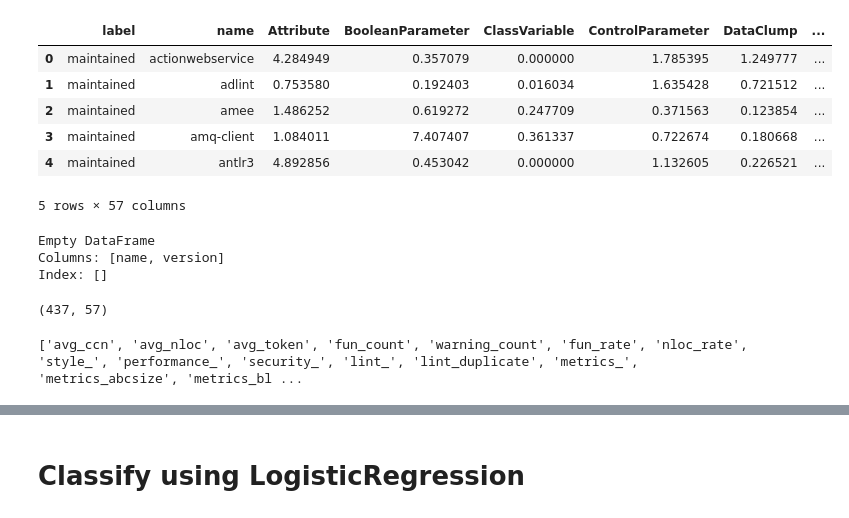
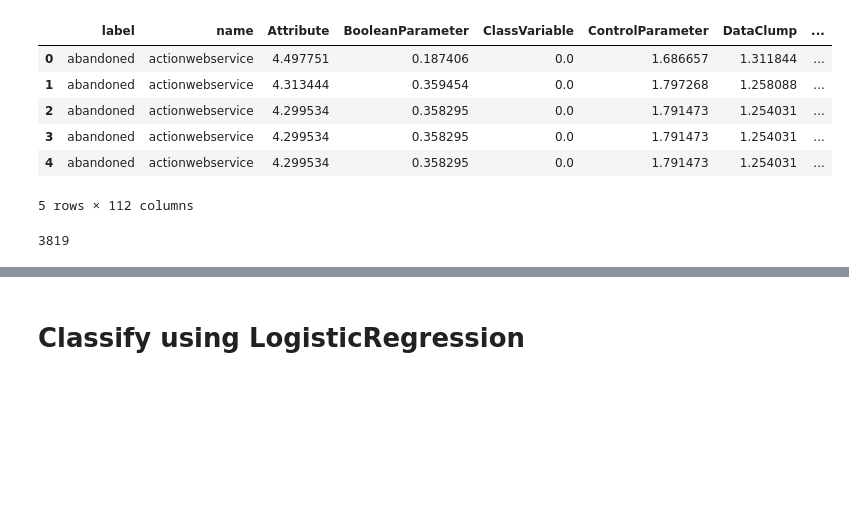
Before and after one commit to terryyin/rubygem_digger, a Jupyter notebook: notebook/sklearn-rubygems.ipynb, the cells around one changed output, grey strips where cells are left out. Drawn from its saved outputs; the diff is of its cells as text; code cells hidden in the pictures; blank space fills up the shorter version.

```diff
--- a/notebook/sklearn-rubygems.ipynb
+++ b/notebook/sklearn-rubygems.ipynb
@@ -14,16 +68,10 @@ from sklearn import metrics
 # %%
 import json
 
-fn = 'RubygemDigger--Steps--GenerateJsonForLastVersions--4.data.json'
-#fn = 'RubygemDigger--Steps--GenerateJsonForAllVersions--4.data.json.all.json'
-with open(fn) as f:
-    data = json.load(f)
-    d = data["data"]
-    spec = data["spec"]
+fn = 'RubygemDigger--Steps--GenerateJsonForLastVersions--2.data.json'
+fn = 'RubygemDigger--Steps--GenerateJsonForAllVersions--2.data.json.all.json'
 
-print(spec)
-#print(d[0])
-
-n_obs = len(d)
-print('nb_records:', n_obs)
+learner = RubygemLearner(fn)
+learner.summary()
+print(learner.feature_evaluation())
 # %% [output]
@@ -32,21 +95,26 @@ nb_records: 437
 # %%
 df = pd.io.json.json_normalize(d)
 
 old_new_cols = {}
 for name in df.columns:
     if name.startswith('stat'):
         old_new_cols[name] = name.split('.')[1]
 
 df.rename(columns=old_new_cols, inplace=True)
+df = df[df["avg_nloc"]<20]
 df.head()
 # %% [output]
 |  | label | name | Attribute | BooleanParameter | ClassVariable | ControlParameter | DataClump | ... |
-| 0 | maintained | actionwebservice | 4.284949 | 0.357079 | 0.000000 | 1.785395 | 1.249777 | ... |
-| 1 | maintained | adlint | 0.753580 | 0.192403 | 0.016034 | 1.635428 | 0.721512 | ... |
-| 2 | maintained | amee | 1.486252 | 0.619272 | 0.247709 | 0.371563 | 0.123854 | ... |
-| 3 | maintained | amq-client | 1.084011 | 7.407407 | 0.361337 | 0.722674 | 0.180668 | ... |
-| 4 | maintained | antlr3 | 4.892856 | 0.453042 | 0.000000 | 1.132605 | 0.226521 | ... |
+| 0 | abandoned | actionwebservice | 4.497751 | 0.187406 | 0.0 | 1.686657 | 1.311844 | ... |
+| 1 | abandoned | actionwebservice | 4.313444 | 0.359454 | 0.0 | 1.797268 | 1.258088 | ... |
+| 2 | abandoned | actionwebservice | 4.299534 | 0.358295 | 0.0 | 1.791473 | 1.254031 | ... |
+| 3 | abandoned | actionwebservice | 4.299534 | 0.358295 | 0.0 | 1.791473 | 1.254031 | ... |
+| 4 | abandoned | actionwebservice | 4.299534 | 0.358295 | 0.0 | 1.791473 | 1.254031 | ... |
-5 rows × 57 columns
+5 rows × 112 columns
+# %%
+(df['label'] != 'maintained').sum()
+# %% [output]
+3819
 # %%
 reek_columns =[
     'reek_total',
@@ -162,28 +230,3 @@ rubocop_columns = [
     'metrics_',
  'total',
  ]
-# %%
-rows_with_NaNs = pd.isnull(df).any(1).nonzero()[0]
-print(df.ix[rows_with_NaNs][['name', 'version']])
-# %% [output]
-Empty DataFrame
-Columns: [name, version]
-Index: []
-# %%
-print(df.shape)
-if len(rows_with_NaNs) > 0:
-    df.dropna(inplace=True)
-    print(df.shape)
-# %% [output]
-(437, 57)
-# %%
-exclude = ['nloc',] #+ reek_columns + lizard_columns #+ reek_columns
-features = [k for k, v in d[0]['stat'].items() if k not in exclude]
-#features = [k for k in features if k.startswith("delta")]
-print(features)
-
-
-X = df[features]
-y = (df.label == 'maintained').values.astype(int)
-# %% [output]
-['avg_ccn', 'avg_nloc', 'avg_token', 'fun_count', 'warning_count', 'fun_rate', 'nloc_rate', 'style_', 'performance_', 'security_', 'lint_', 'lint_duplicate', 'metrics_', 'metrics_abcsize', 'metrics_bl ...
```
Also changed, not shown: parts of 30 cells of this notebook, 9 other files.
